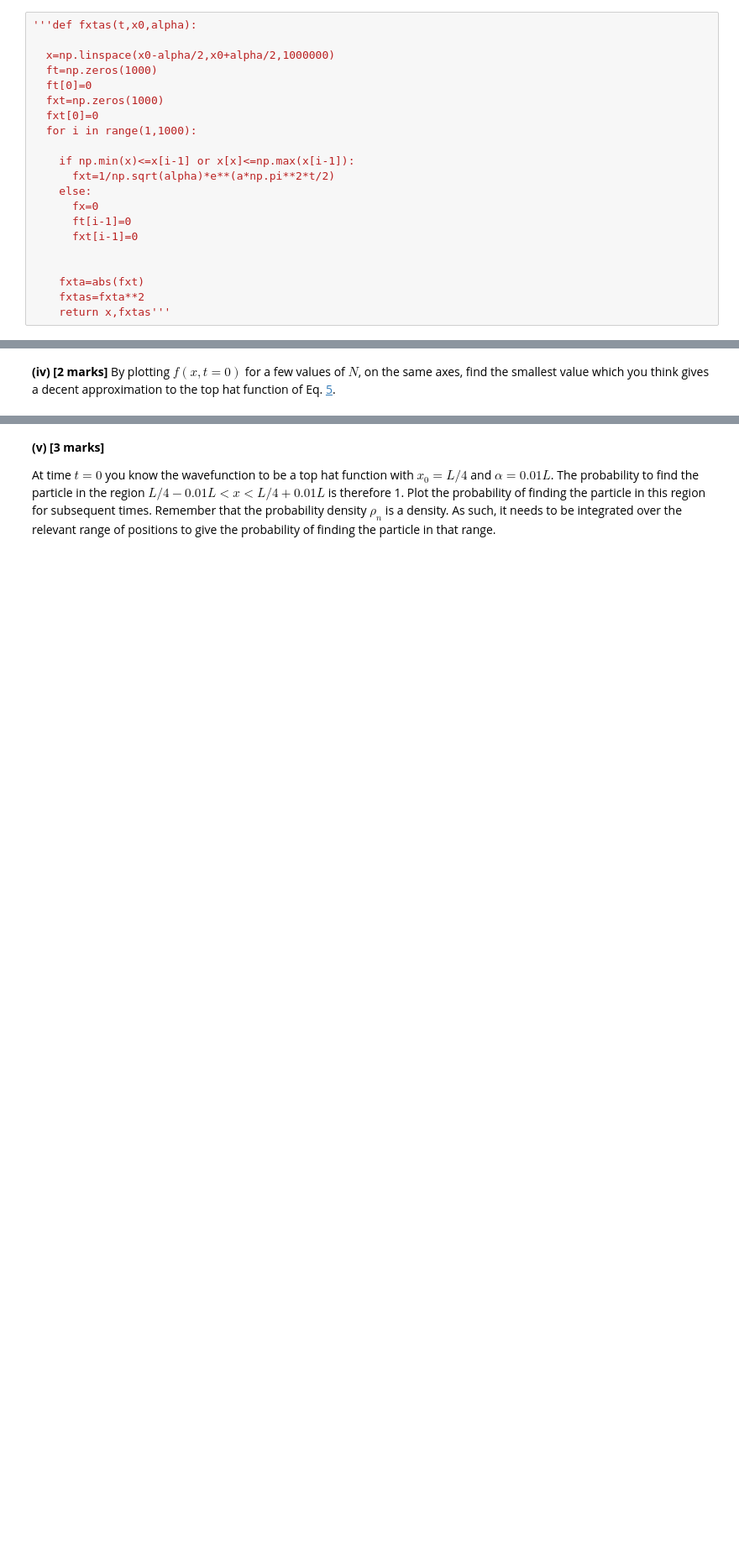
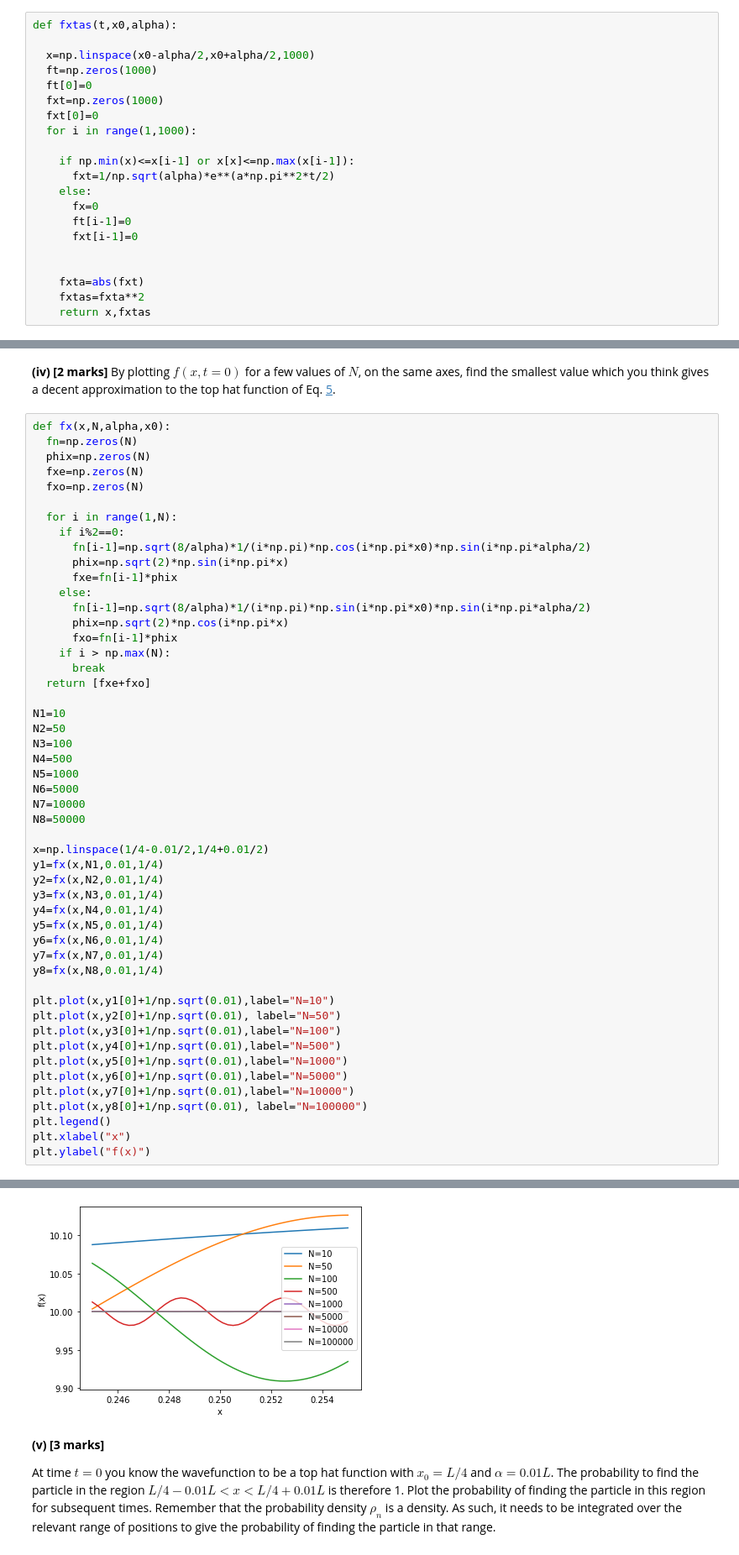
Before and after one commit to oliver2901/quantum-assignment, a Jupyter notebook: assignment_1.ipynb, the cells around one changed output, grey strips where cells are left out. Shown: that part at 84% size. Drawn from its saved outputs; the diff is of its cells as text; blank space fills up the shorter version.

```diff
--- a/assignment_1.ipynb
+++ b/assignment_1.ipynb
@@ -162,9 +162,9 @@ $$
 # %% [markdown]
 **(iii) [3 marks]** Animate $|f(x,t)|^2$ to see the subsequent time evolution, for a few values of $x_0$ and $\alpha$.
 # %%
-'''def fxtas(t,x0,alpha):
+def fxtas(t,x0,alpha):
 
-  x=np.linspace(x0-alpha/2,x0+alpha/2,1000000)
+  x=np.linspace(x0-alpha/2,x0+alpha/2,1000)
   ft=np.zeros(1000)
   ft[0]=0
   fxt=np.zeros(1000)
@@ -181,5 +181,5 @@ $$
 
     fxta=abs(fxt)
     fxtas=fxta**2
-    return x,fxtas'''
+    return x,fxtas
 # %%
@@ -235,2 +232,53 @@ ValueError: ignored
 # %% [markdown]
 **(iv) [2 marks]** By plotting $f(x,t=0)$ for a few values of $N$, on the same axes, find the smallest value which you think gives a decent approximation to the top hat function of Eq. [5](#mjx-eqn-eq:tophat).
+# %%
+def fx(x,N,alpha,x0):
+  fn=np.zeros(N)
+  phix=np.zeros(N)
+  fxe=np.zeros(N)
+  fxo=np.zeros(N)
+
+  for i in range(1,N):
+    if i%2==0:
+      fn[i-1]=np.sqrt(8/alpha)*1/(i*np.pi)*np.cos(i*np.pi*x0)*np.sin(i*np.pi*alpha/2)
+      phix=np.sqrt(2)*np.sin(i*np.pi*x)
+      fxe=fn[i-1]*phix
+    else:
+      fn[i-1]=np.sqrt(8/alpha)*1/(i*np.pi)*np.sin(i*np.pi*x0)*np.sin(i*np.pi*alpha/2)
+      phix=np.sqrt(2)*np.cos(i*np.pi*x)
+      fxo=fn[i-1]*phix
+    if i > np.max(N):
+      break
+  return [fxe+fxo]
+
+N1=10
+N2=50
+N3=100
+N4=500
+N5=1000
+N6=5000
+N7=10000
+N8=50000
+
+x=np.linspace(1/4-0.01/2,1/4+0.01/2)
+y1=fx(x,N1,0.01,1/4)
+y2=fx(x,N2,0.01,1/4)
+y3=fx(x,N3,0.01,1/4)
+y4=fx(x,N4,0.01,1/4)
+y5=fx(x,N5,0.01,1/4)
+y6=fx(x,N6,0.01,1/4)
+y7=fx(x,N7,0.01,1/4)
+y8=fx(x,N8,0.01,1/4)
+
+plt.plot(x,y1[0]+1/np.sqrt(0.01),label="N=10")
+plt.plot(x,y2[0]+1/np.sqrt(0.01), label="N=50")
+plt.plot(x,y3[0]+1/np.sqrt(0.01),label="N=100")
+plt.plot(x,y4[0]+1/np.sqrt(0.01),label="N=500")
+plt.plot(x,y5[0]+1/np.sqrt(0.01),label="N=1000")
+plt.plot(x,y6[0]+1/np.sqrt(0.01),label="N=5000")
+plt.plot(x,y7[0]+1/np.sqrt(0.01),label="N=10000")
+plt.plot(x,y8[0]+1/np.sqrt(0.01), label="N=100000")
+plt.legend()
+plt.xlabel("x")
+plt.ylabel("f(x)")
+# %% [output]
@@ -237,3 +286,4 @@ ValueError: ignored
+[figure, added]
 # %% [markdown]
 **(v) [3 marks]**
 
```
Also changed, not shown: parts of 3 cells of this notebook.
